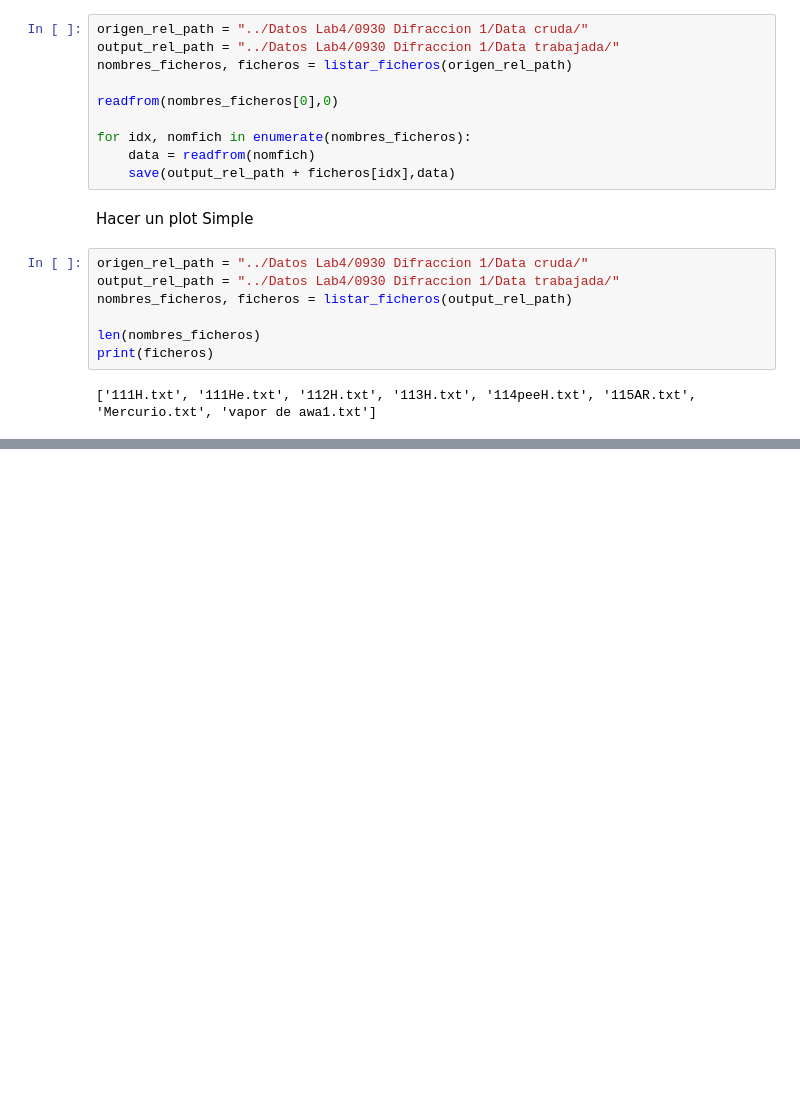
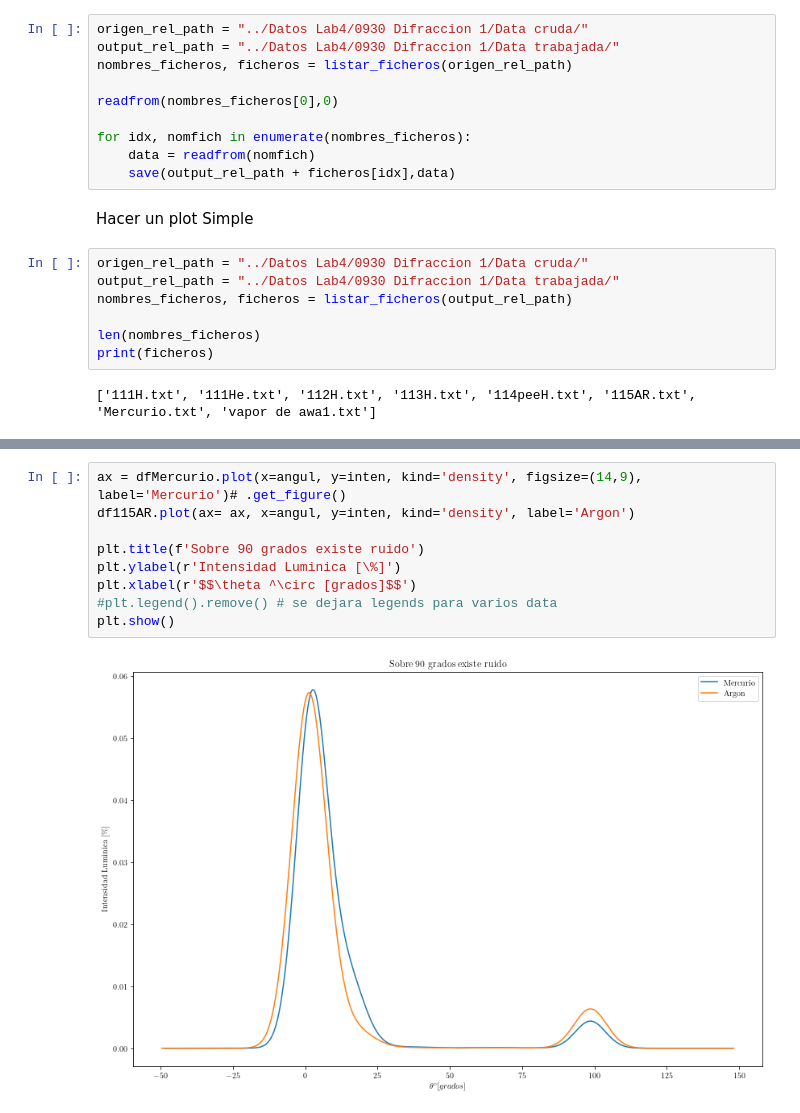
Before and after one commit to fbientrigo/lab_fisica, a Jupyter notebook: Convierte Raw Data de Pasco/main.ipynb, the cells around one changed output, grey strips where cells are left out. Cells and saved outputs as stored; diff of their text form; blank space fills up the shorter version.

```diff
--- a/Convierte Raw Data de Pasco/main.ipynb
+++ b/Convierte Raw Data de Pasco/main.ipynb
@@ -106,0 +137,11 @@ plt.scatter(Xawa,Yawa)
+# %%
+ax = dfMercurio.plot(x=angul, y=inten, kind='density', figsize=(14,9), label='Mercurio')# .get_figure()
+df115AR.plot(ax= ax, x=angul, y=inten, kind='density', label='Argon')
+
+plt.title(f'Sobre 90 grados existe ruido')
+plt.ylabel(r'Intensidad Luminica [\%]')
+plt.xlabel(r'$$\theta ^\circ [grados]$$')
+#plt.legend().remove() # se dejara legends para varios data
+plt.show()
+# %% [output]
+[figure, added]
```
Also changed, not shown: parts of 12 cells of this notebook, 16 other files.
